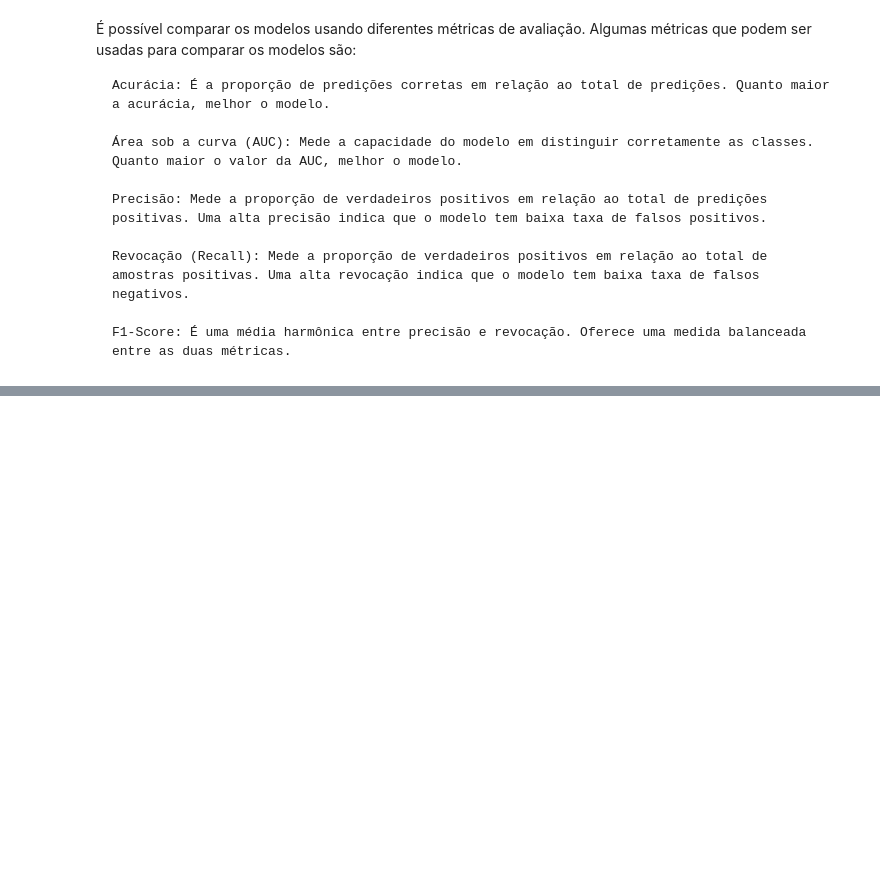
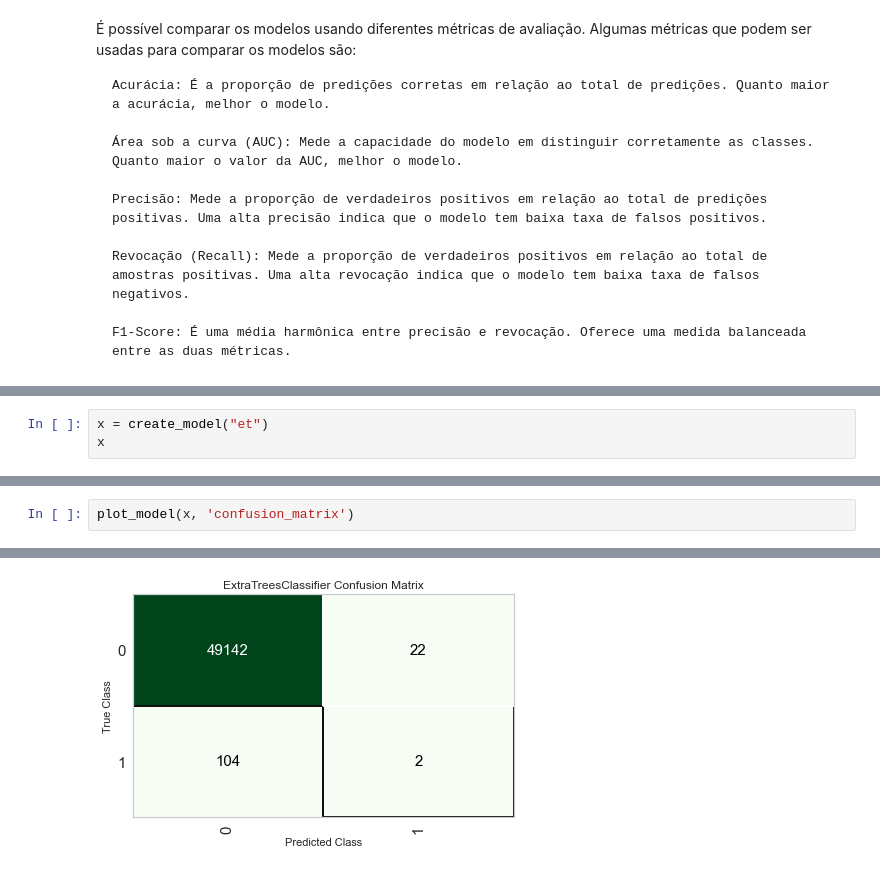
Before and after one commit to k-marcelino/EAD0830---IA-e-ML-Aplicados-a-Finan-as, a Jupyter notebook: Atividade 2/atividade2.ipynb, the cells around one changed output, grey strips where cells are left out. Drawn from its saved outputs; the diff is of its cells as text; blank space fills up the shorter version.

```diff
--- a/Atividade 2/atividade2.ipynb
+++ b/Atividade 2/atividade2.ipynb
@@ -487,0 +557,3 @@ Para mitigar as falhas da acurácia em cenários de desbalanceamento de classes,
+# %%
+x = create_model("et")
+x
@@ -487,0 +617,3 @@ Para mitigar as falhas da acurácia em cenários de desbalanceamento de classes,
+# %%
+plot_model(x, 'confusion_matrix')
+# %% [output]
@@ -487,0 +621 @@ Para mitigar as falhas da acurácia em cenários de desbalanceamento de classes,
+[figure, added]
```
Also changed, not shown: parts of 57 cells of this notebook, 3 other files.
